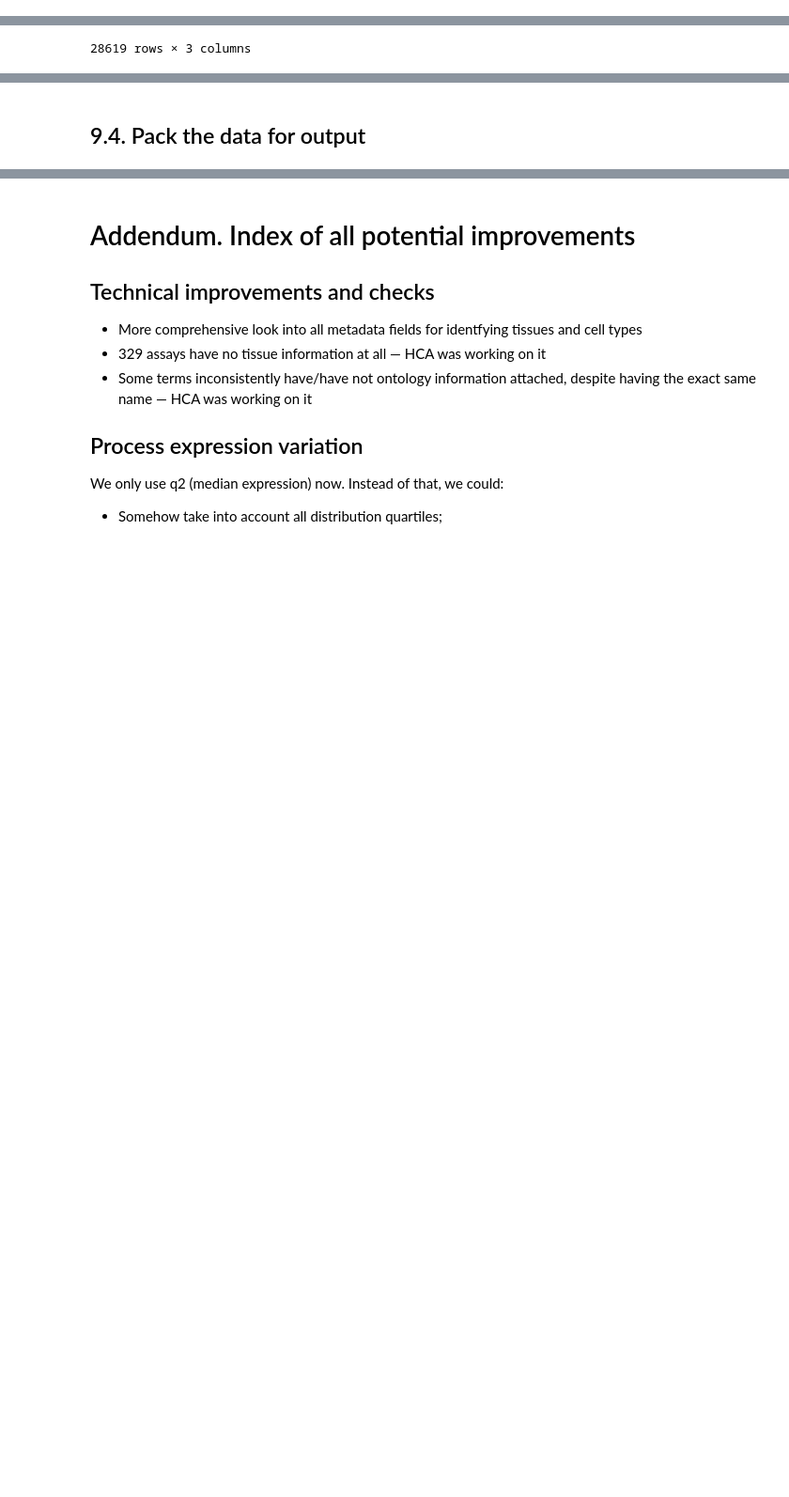
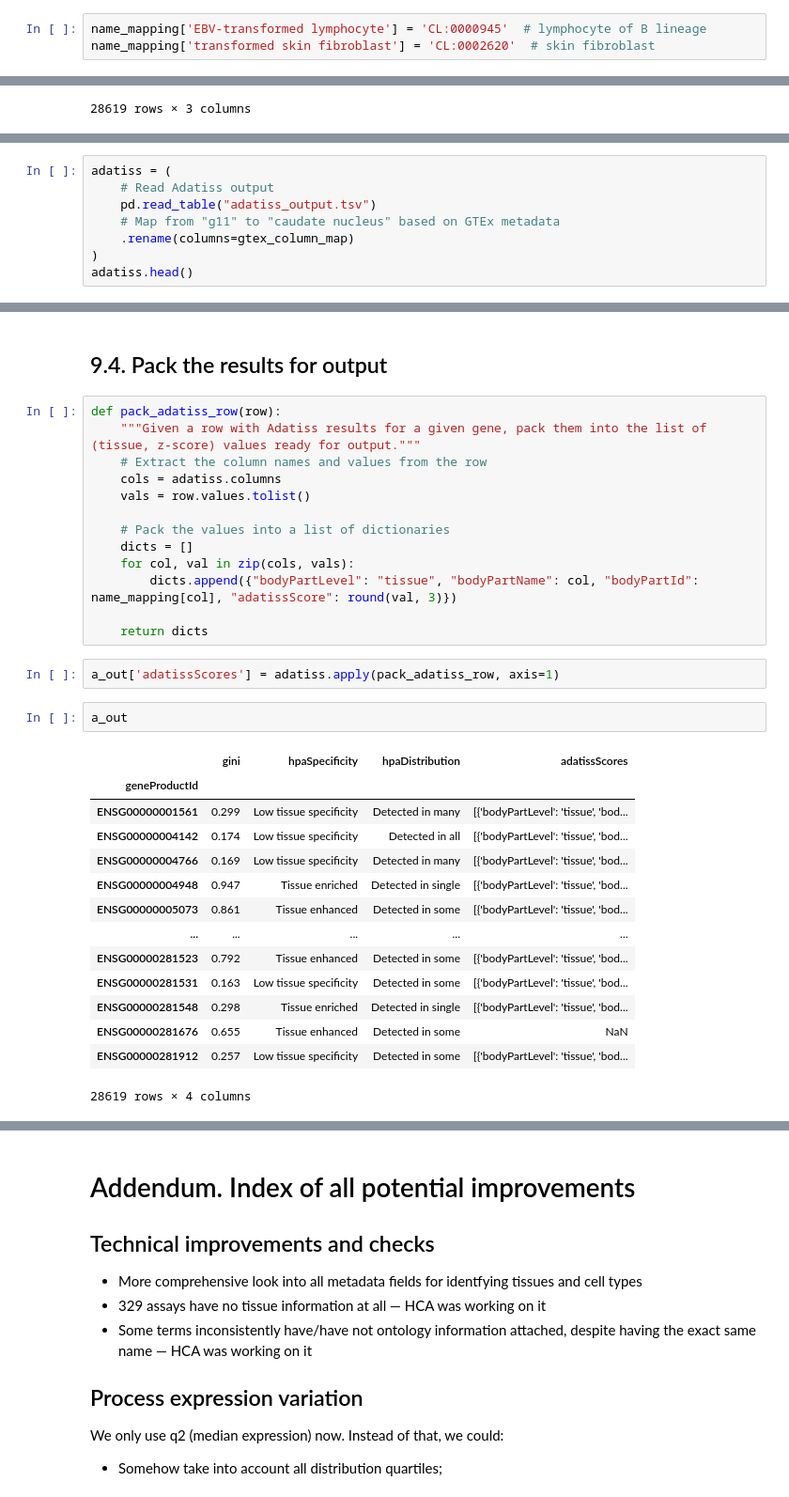
Before and after one commit to opentargets/baseline-expression, a Jupyter notebook: baseline-expression.ipynb, the cells around one changed output, grey strips where cells are left out. Shown at 94% size. Saved outputs shown, nothing was run; the diff lists cells and outputs as text; blank space fills up the shorter version.

```diff
--- a/baseline-expression.ipynb
+++ b/baseline-expression.ipynb
@@ -821 +796,4 @@ d_out
+# %%
+name_mapping['EBV-transformed lymphocyte'] = 'CL:0000945'  # lymphocyte of B lineage
+name_mapping['transformed skin fibroblast'] = 'CL:0002620'  # skin fibroblast
 # %% [markdown]
@@ -852,0 +878,8 @@ a_out
+# %%
+adatiss = (
+    # Read Adatiss output
+    pd.read_table("adatiss_output.tsv")
+    # Map from "g11" to "caudate nucleus" based on GTEx metadata
+    .rename(columns=gtex_column_map)
+)
+adatiss.head()
@@ -853,2 +894,34 @@ a_out
 # %% [markdown]
-## 9.4. Pack the data for output
+## 9.4. Pack the results for output
+# %%
+def pack_adatiss_row(row):
+    """Given a row with Adatiss results for a given gene, pack them into the list of (tissue, z-score) values ready for output."""
+    # Extract the column names and values from the row
+    cols = adatiss.columns
+    vals = row.values.tolist()
+
+    # Pack the values into a list of dictionaries
+    dicts = []
+    for col, val in zip(cols, vals):
+        dicts.append({"bodyPartLevel": "tissue", "bodyPartName": col, "bodyPartId": name_mapping[col], "adatissScore": round(val, 3)})
+
+    return dicts
+# %%
+a_out['adatissScores'] = adatiss.apply(pack_adatiss_row, axis=1)
+# %%
+a_out
+# %% [output]
+|  | gini | hpaSpecificity | hpaDistribution | adatissScores |
+| geneProductId |  |  |  |  |
+| ENSG00000001561 | 0.299 | Low tissue specificity | Detected in many | [{'bodyPartLevel': 'tissue', 'bod... |
+| ENSG00000004142 | 0.174 | Low tissue specificity | Detected in all | [{'bodyPartLevel': 'tissue', 'bod... |
+| ENSG00000004766 | 0.169 | Low tissue specificity | Detected in many | [{'bodyPartLevel': 'tissue', 'bod... |
+| ENSG00000004948 | 0.947 | Tissue enriched | Detected in single | [{'bodyPartLevel': 'tissue', 'bod... |
+| ENSG00000005073 | 0.861 | Tissue enhanced | Detected in some | [{'bodyPartLevel': 'tissue', 'bod... |
+| ... | ... | ... | ... | ... |
+| ENSG00000281523 | 0.792 | Tissue enhanced | Detected in some | [{'bodyPartLevel': 'tissue', 'bod... |
+| ENSG00000281531 | 0.163 | Low tissue specificity | Detected in some | [{'bodyPartLevel': 'tissue', 'bod... |
+| ENSG00000281548 | 0.298 | Tissue enriched | Detected in single | [{'bodyPartLevel': 'tissue', 'bod... |
+| ENSG00000281676 | 0.655 | Tissue enhanced | Detected in some | NaN |
+| ENSG00000281912 | 0.257 | Low tissue specificity | Detected in some | [{'bodyPartLevel': 'tissue', 'bod... |
+28619 rows × 4 columns
```
Also changed, not shown: parts of 25 cells of this notebook.
